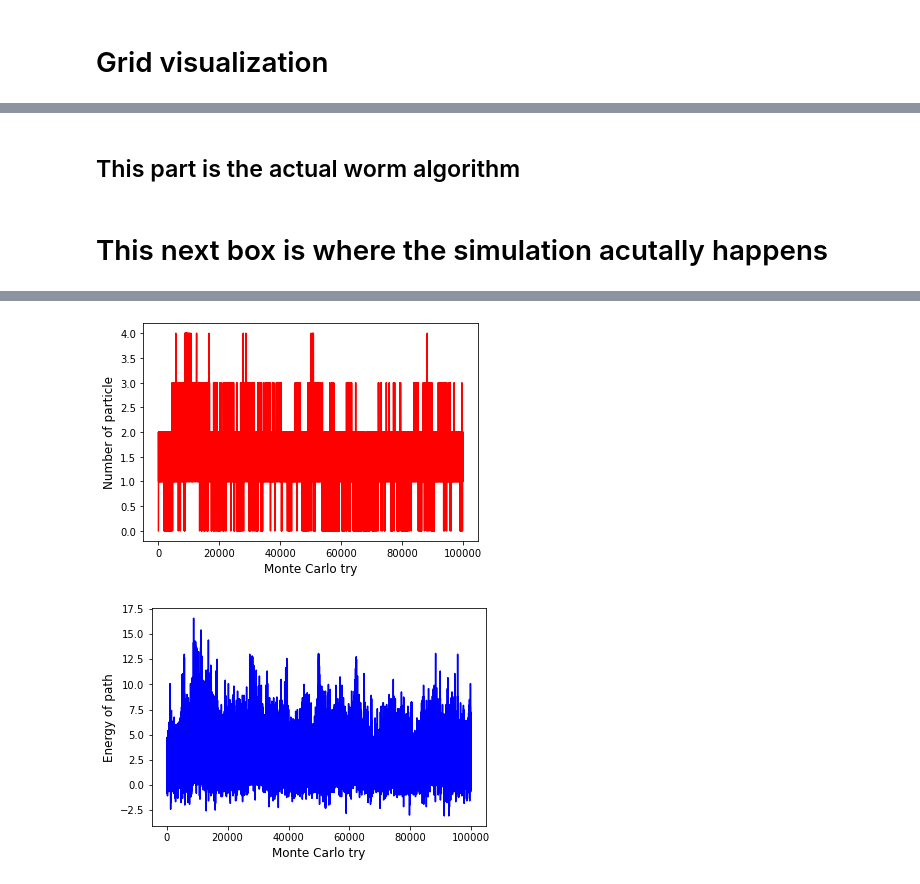
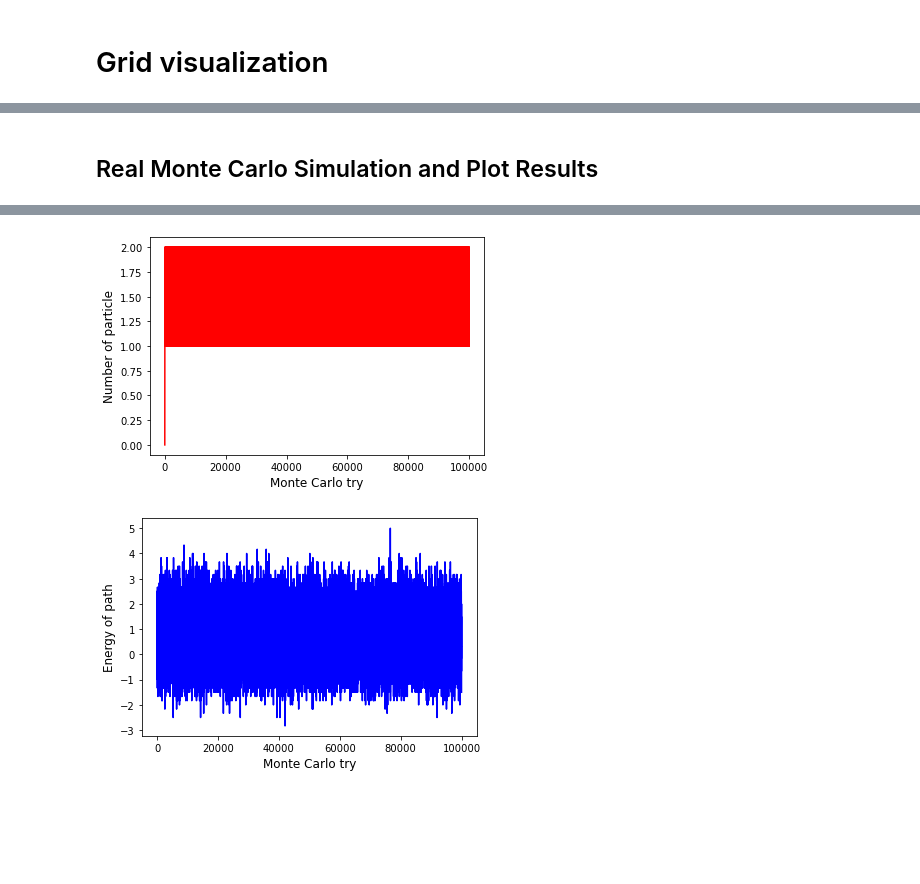
Before and after one commit to eren-guttentag/phys765_advanced_quantum, a Jupyter notebook: project1/problem2/worm_simulation.ipynb, the cells around one changed output, grey strips where cells are left out. Cells and saved outputs as stored; diff of their text form; code cells hidden in the pictures; blank space fills up the shorter version.

```diff
--- a/project1/problem2/worm_simulation.ipynb
+++ b/project1/problem2/worm_simulation.ipynb
@@ -176,2 +333,0 @@ ax.scatter3D(*_np.array([[0,0,1], [0,1,0], [1,0,0]]))
-# %% [markdown]
-## This part is the actual worm algorithm
@@ -322,7 +334,7 @@ def update_grid(pathed_grid):
-# %% [markdown]
-# This next box is where the simulation acutally happens
+# %% [markdown]
+## Real Monte Carlo Simulation and Plot Results
 # %%
-################# Make the block ###################
+### Block making function ###
 def block(array, N):
     # Device the given array into blocks with length N
 
@@ -338,32 +350,16 @@ def block(array, N):
 
     return blocked_array
 
-################# Calculate the whole average of blocks ###################
-def total_block_average(blocked_array_observable):
-    # Device the given array into blocks with length N
 
-    l = len(blocked_array_observable)
-    each_block_average_array = _np.zeros(l)
+### Parameter Setting ###
+[N, mu, epsilon, beta, dimension] = [2, 1.4, 0.03, 12, 3]
+parameters = [N, mu, epsilon, beta, dimension]
 
-    for i in range(l):
-        each_block_average = _np.average(blocked_array_observable[i])
-        each_block_average_array[i] = each_block_average
+### Real simulation ###
+# Worm algorithm class initialization
+worm_algorithm = Worm_algorithm(parameters)
 
-    return _np.average(each_block_average_array)
-
-
-# 4-dimensional array so that we can store the information of both space and time
-grid = _np.full((N, N, N, num_time_steps), Grid_location()) # Initialization
-
-# If we use the above definition, all objects refer to the same memory address.
-# In this case, if we change one grid location, all grid locations are changed simultaneously
-# Therefore, we have to initialize the grid as below
-for x in range(N):
-    for y in range(N):
-        for z in range(N):
-            for t in range(num_time_steps):
-                grid[x, y, z, t] = Grid_location()
-
+### Monte Carlo Simulation Trial ###
 num_trials = 100000 # I think in one of the lectures, prof said we should expect this ot take ~1 million trials
 ns = [] # Number of particles in each trial
 cumavg_ns = []
@@ -378,7 +374,7 @@ w_cumavg = 0
 n_cumavg = 0
 e_cumavg = 0
 for counter in range(num_trials):
-    num_particles, e_tilda, weight = observables(grid)
+    num_particles, e_tilda, weight = worm_algorithm.measure_observables()
     Ws.append(weight)
     w_cumavg = w_cumavg*counter/(counter+1)+weight/(counter+1)
     cumavg_Ws.append(w_cumavg)
@@ -388,13 +384,15 @@ for counter in range(num_trials):
     es.append(e_tilda)
     e_cumavg = e_cumavg*counter/(counter+1)+e_tilda/(counter+1)
     cumavg_es.append(e_cumavg)
-    grid = update_grid(grid)
-    if counter%Frequency_Estimated == 0 and counter!=0:
-        t2 = process_time()
-        print("{} seconds so far, estimated time remaining is ".format(round(t2-t1,2)), round(-(t2-t1)+(t2-t1)*num_trials/(counter),2))
 
-        print('-----------------' + str(counter/Frequency_Estimated) + ' New grid created----------------------')
+    old_grid = worm_algorithm.get_pathed_grid()
+    new_grid = worm_algorithm.update_grid(old_grid)
+    worm_algorithm.set_pathed_grid(new_grid)
 
+    #print('-----------------' + str(counter) + ' New grid created----------------------')
+    if ((counter % 5000) == 0): print('-----------------' + str(counter) + ' New grid created----------------------')
+
+### Plot the result ###
 Monte_Carlo_try = range(num_trials)
 _plt.rcParams['figure.facecolor'] = 'white'
 _plt.plot(Monte_Carlo_try, ns, 'r')
@@ -407,14 +405,20 @@ _plt.xlabel('Monte Carlo try', fontsize = 12)
 _plt.ylabel('Energy of path', fontsize = 12)
 
 block_size = 2500
-block_size = 0
-#why are these here?
-ns = ns[block_size:]
-es = es[block_size:]
-block_size = 2500
+
+ns_copy = ns
+es_copy = es
+ns = ns[2500:]
+es = es[2500:]
+
+cumavg_ns_copy = cumavg_ns
+cumavg_es_copy = cumavg_es
+cumavg_es = cumavg_es[2500:]
+cumavg_ns = cumavg_ns[2500:]
+
 ns_block = block(ns, block_size)
 es_block = block(es, block_size)
 
-print(total_block_average(ns_block))
-print(total_block_average(es_block))
+print(_np.average(ns))
+print(_np.average(es))
 # %% [output]
@@ -438,2 +442,2 @@ print(total_block_average(es_block))
-[figure, old version]
+[figure, new version]
-[figure, old version]
+[figure, new version]
```
Also changed, not shown: parts of 19 cells of this notebook.
